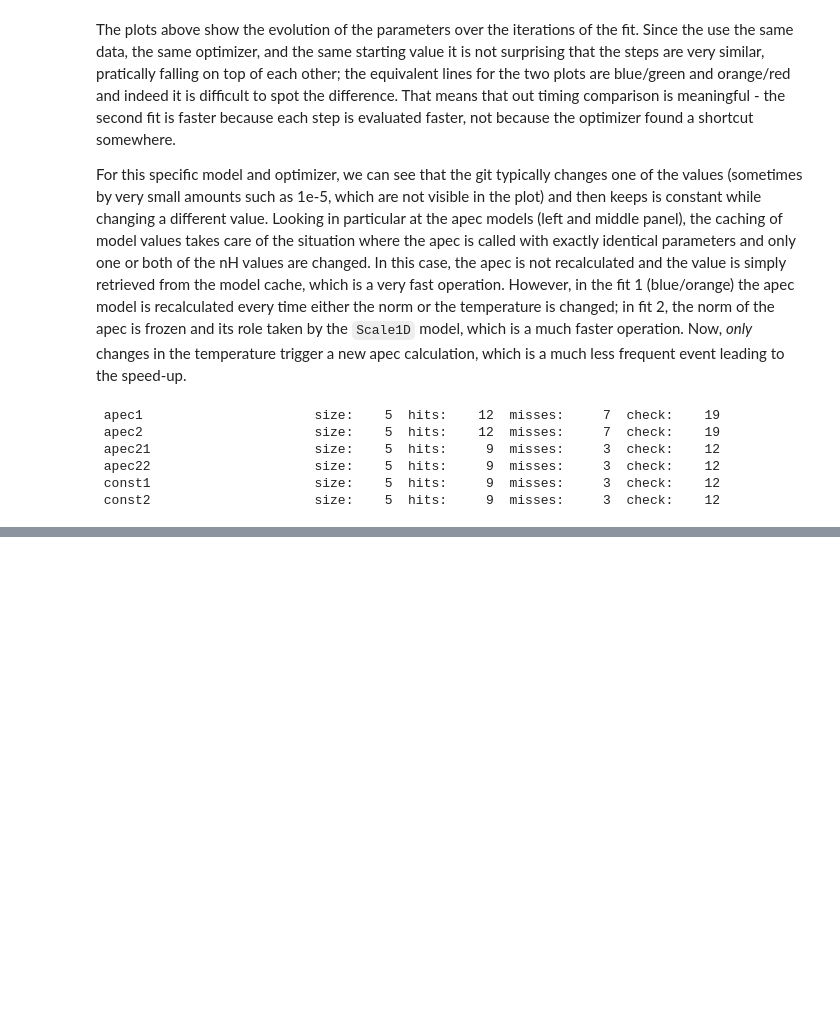
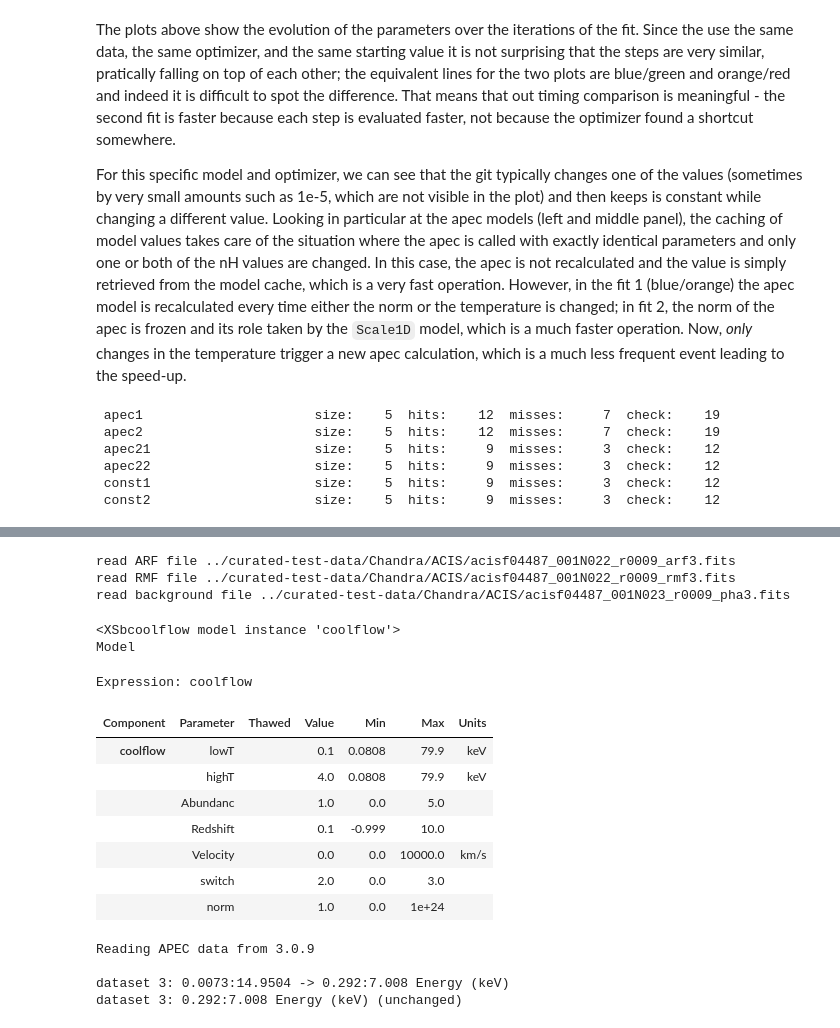
Before and after one commit to hamogu/sherpa-opt-benchmark, a Jupyter notebook: notebooks/xspec_norm.ipynb, the cells around one changed output, grey strips where cells are left out. Drawn from its saved outputs; the diff is of its cells as text; code cells hidden in the pictures; blank space fills up the shorter version.

```diff
--- a/notebooks/xspec_norm.ipynb
+++ b/notebooks/xspec_norm.ipynb
@@ -411,0 +564,23 @@ Model 1 needs 117/103 =1.136 as many evaluations, and it takes 2.6/2.3 =1.13 tim
+# %%
+# Load some dataset so we have an arf and rmf in memory
+ui.load_pha(
+    3, "../curated-test-data/Chandra/ACIS/acisf04487_001N023_r0009_pha3.fits.gz"
+)
+# %% [output]
+read ARF file ../curated-test-data/Chandra/ACIS/acisf04487_001N022_r0009_arf3.fits
+read RMF file ../curated-test-data/Chandra/ACIS/acisf04487_001N022_r0009_rmf3.fits
+read background file ../curated-test-data/Chandra/ACIS/acisf04487_001N023_r0009_pha3.fits
+# %%
+coolflow = xspec.XSbcoolflow("coolflow")
+# %% [output]
+<XSbcoolflow model instance 'coolflow'>
+Model
+Expression: coolflow
+| Component | Parameter | Thawed | Value | Min | Max | Units |
+| coolflow | lowT |  | 0.1 | 0.0808 | 79.9 | keV |
+|  | highT |  | 4.0 | 0.0808 | 79.9 | keV |
+|  | Abundanc |  | 1.0 | 0.0 | 5.0 |  |
+|  | Redshift |  | 0.1 | -0.999 | 10.0 |  |
+|  | Velocity |  | 0.0 | 0.0 | 10000.0 | km/s |
+|  | switch |  | 2.0 | 0.0 | 3.0 |  |
+|  | norm |  | 1.0 | 0.0 | 1e+24 |  |
@@ -411,0 +596,14 @@ Model 1 needs 117/103 =1.136 as many evaluations, and it takes 2.6/2.3 =1.13 tim
+# %%
+ui.fake_pha(
+    3,
+    "../curated-test-data/Chandra/ACIS/acisf04487_001N022_r0009_arf3.fits",
+    "../curated-test-data/Chandra/ACIS/acisf04487_001N022_r0009_rmf3.fits",
+    2e4,
+)
+ui.notice_id(3, 0.3, 7)
+ui.group_counts(3, 5)
+# %% [output]
+Reading APEC data from 3.0.9
+
+dataset 3: 0.0073:14.9504 -> 0.292:7.008 Energy (keV)
+dataset 3: 0.292:7.008 Energy (keV) (unchanged)
```
Also changed, not shown: parts of 25 cells of this notebook.
